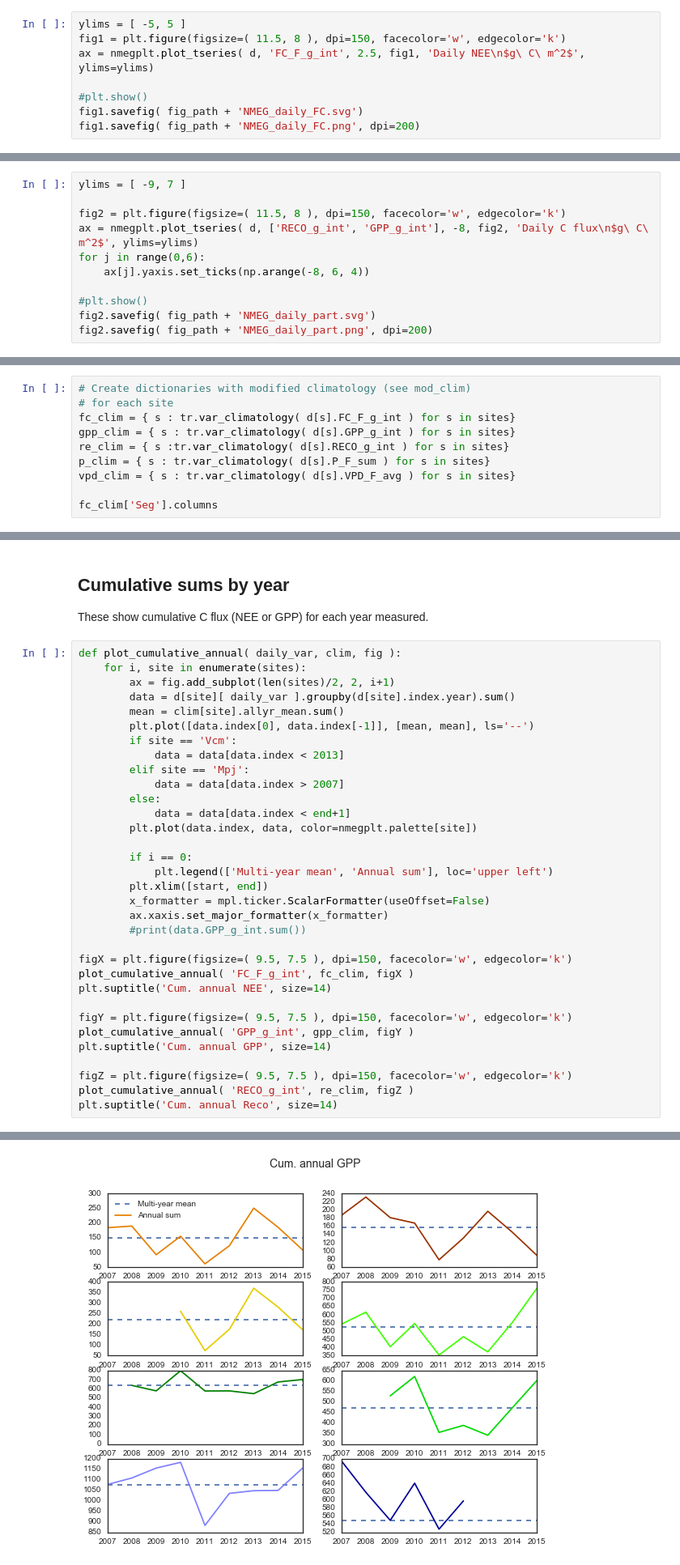
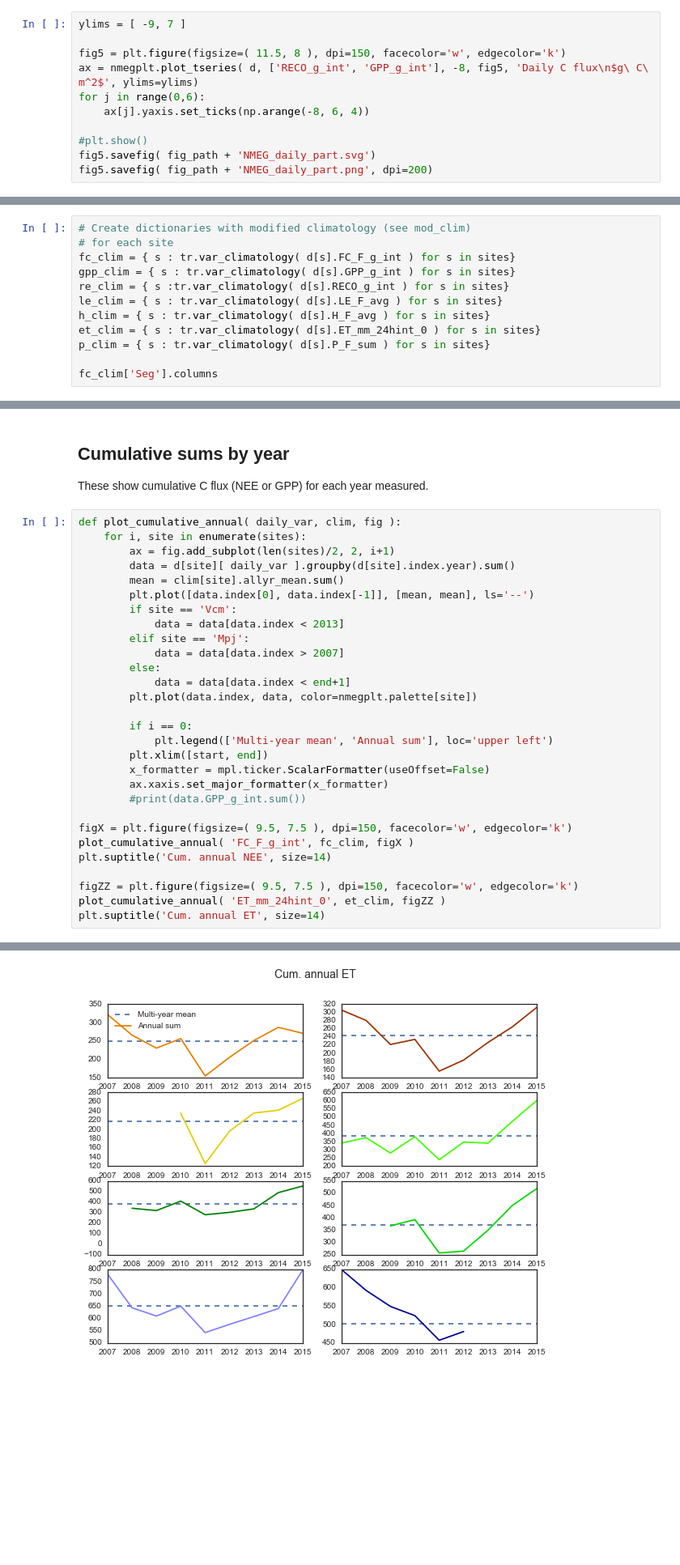
Before and after one commit to gremau/NMEG_miscellany, a Jupyter notebook: jupyter/MultiyearFlux_allsites.ipynb, the cells around one changed output, grey strips where cells are left out. Shown at 81% size. Drawn from its saved outputs; the diff is of its cells as text; blank space fills up the shorter version.

```diff
--- a/jupyter/MultiyearFlux_allsites.ipynb
+++ b/jupyter/MultiyearFlux_allsites.ipynb
@@ -48,9 +87,12 @@ Parsing ~/data/current/NMEG_utils/processed_data/daily_aflx/US-Vcm_daily_aflx.cs
 # %%
-ylims = [ -5, 5 ]
-fig1 = plt.figure(figsize=( 11.5, 8 ), dpi=150, facecolor='w', edgecolor='k')
-ax = nmegplt.plot_tseries( d, 'FC_F_g_int', 2.5, fig1, 'Daily NEE\n$g\ C\ m^2$', ylims=ylims)
+ylims = [ -9, 7 ]
+
+fig5 = plt.figure(figsize=( 11.5, 8 ), dpi=150, facecolor='w', edgecolor='k')
+ax = nmegplt.plot_tseries( d, ['RECO_g_int', 'GPP_g_int'], -8, fig5, 'Daily C flux\n$g\ C\ m^2$', ylims=ylims)
+for j in range(0,6):
+    ax[j].yaxis.set_ticks(np.arange(-8, 6, 4))
 
 #plt.show()
-fig1.savefig( fig_path + 'NMEG_daily_FC.svg')
-fig1.savefig( fig_path + 'NMEG_daily_FC.png', dpi=200)
+fig5.savefig( fig_path + 'NMEG_daily_part.svg')
+fig5.savefig( fig_path + 'NMEG_daily_part.png', dpi=200)
 # %% [output]
@@ -62,11 +99,0 @@ fig1.savefig( fig_path + 'NMEG_daily_FC.png', dpi=200)
-# %%
-ylims = [ -9, 7 ]
-
-fig2 = plt.figure(figsize=( 11.5, 8 ), dpi=150, facecolor='w', edgecolor='k')
-ax = nmegplt.plot_tseries( d, ['RECO_g_int', 'GPP_g_int'], -8, fig2, 'Daily C flux\n$g\ C\ m^2$', ylims=ylims)
-for j in range(0,6):
-    ax[j].yaxis.set_ticks(np.arange(-8, 6, 4))
-
-#plt.show()
-fig2.savefig( fig_path + 'NMEG_daily_part.svg')
-fig2.savefig( fig_path + 'NMEG_daily_part.png', dpi=200)
@@ -82,8 +107,10 @@ Get multiyear descriptive stats (climatologies)
 fc_clim = { s : tr.var_climatology( d[s].FC_F_g_int ) for s in sites}
 gpp_clim = { s : tr.var_climatology( d[s].GPP_g_int ) for s in sites}
 re_clim = { s :tr.var_climatology( d[s].RECO_g_int ) for s in sites}
+le_clim = { s : tr.var_climatology( d[s].LE_F_avg ) for s in sites}
+h_clim = { s : tr.var_climatology( d[s].H_F_avg ) for s in sites}
+et_clim = { s : tr.var_climatology( d[s].ET_mm_24hint_0 ) for s in sites}
 p_clim = { s : tr.var_climatology( d[s].P_F_sum ) for s in sites}
-vpd_clim = { s : tr.var_climatology( d[s].VPD_F_avg ) for s in sites}
 
 fc_clim['Seg'].columns
 # %% [output]
@@ -194,37 +236,33 @@ These show cumulative C flux (NEE or GPP) for each year measured.
 # %%
 def plot_cumulative_annual( daily_var, clim, fig ):
     for i, site in enumerate(sites):
         ax = fig.add_subplot(len(sites)/2, 2, i+1)
         data = d[site][ daily_var ].groupby(d[site].index.year).sum()
         mean = clim[site].allyr_mean.sum()
         plt.plot([data.index[0], data.index[-1]], [mean, mean], ls='--')
         if site == 'Vcm':
             data = data[data.index < 2013]
         elif site == 'Mpj':
             data = data[data.index > 2007]
         else:
             data = data[data.index < end+1]
         plt.plot(data.index, data, color=nmegplt.palette[site])
 
         if i == 0:
             plt.legend(['Multi-year mean', 'Annual sum'], loc='upper left')
         plt.xlim([start, end])
         x_formatter = mpl.ticker.ScalarFormatter(useOffset=False)
         ax.xaxis.set_major_formatter(x_formatter)
         #print(data.GPP_g_int.sum())
 
 figX = plt.figure(figsize=( 9.5, 7.5 ), dpi=150, facecolor='w', edgecolor='k')
 plot_cumulative_annual( 'FC_F_g_int', fc_clim, figX )
 plt.suptitle('Cum. annual NEE', size=14)
 
-figY = plt.figure(figsize=( 9.5, 7.5 ), dpi=150, facecolor='w', edgecolor='k')
-plot_cumulative_annual( 'GPP_g_int', gpp_clim, figY )
-plt.suptitle('Cum. annual GPP', size=14)
-
-figZ = plt.figure(figsize=( 9.5, 7.5 ), dpi=150, facecolor='w', edgecolor='k')
-plot_cumulative_annual( 'RECO_g_int', re_clim, figZ )
-plt.suptitle('Cum. annual Reco', size=14)
+figZZ = plt.figure(figsize=( 9.5, 7.5 ), dpi=150, facecolor='w', edgecolor='k')
+plot_cumulative_annual( 'ET_mm_24hint_0', et_clim, figZZ )
+plt.suptitle('Cum. annual ET', size=14)
 # %% [output]
 <matplotlib.text.Text at 0x...>
 [figure]
-[figure, old version]
+[figure, new version]
```
Also changed, not shown: parts of 21 cells of this notebook.
